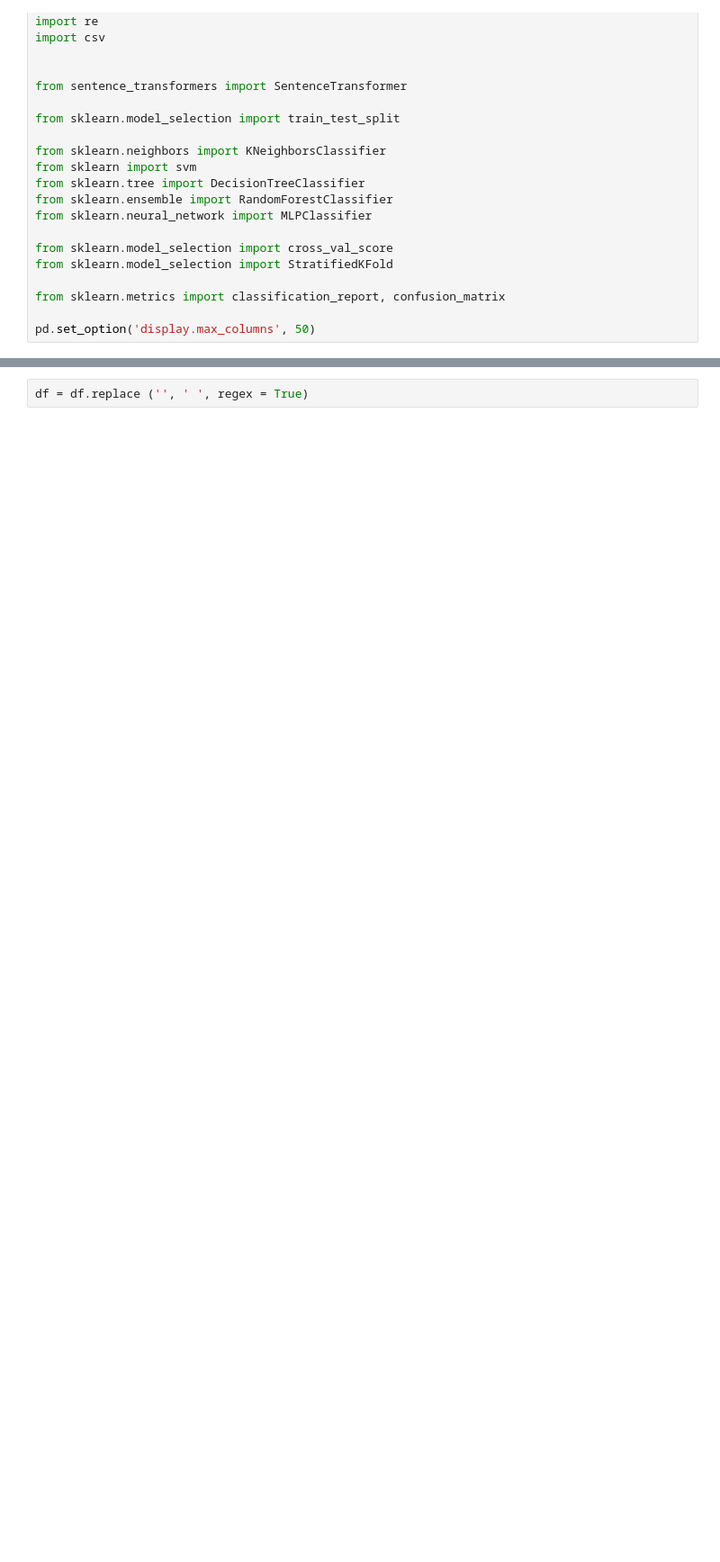
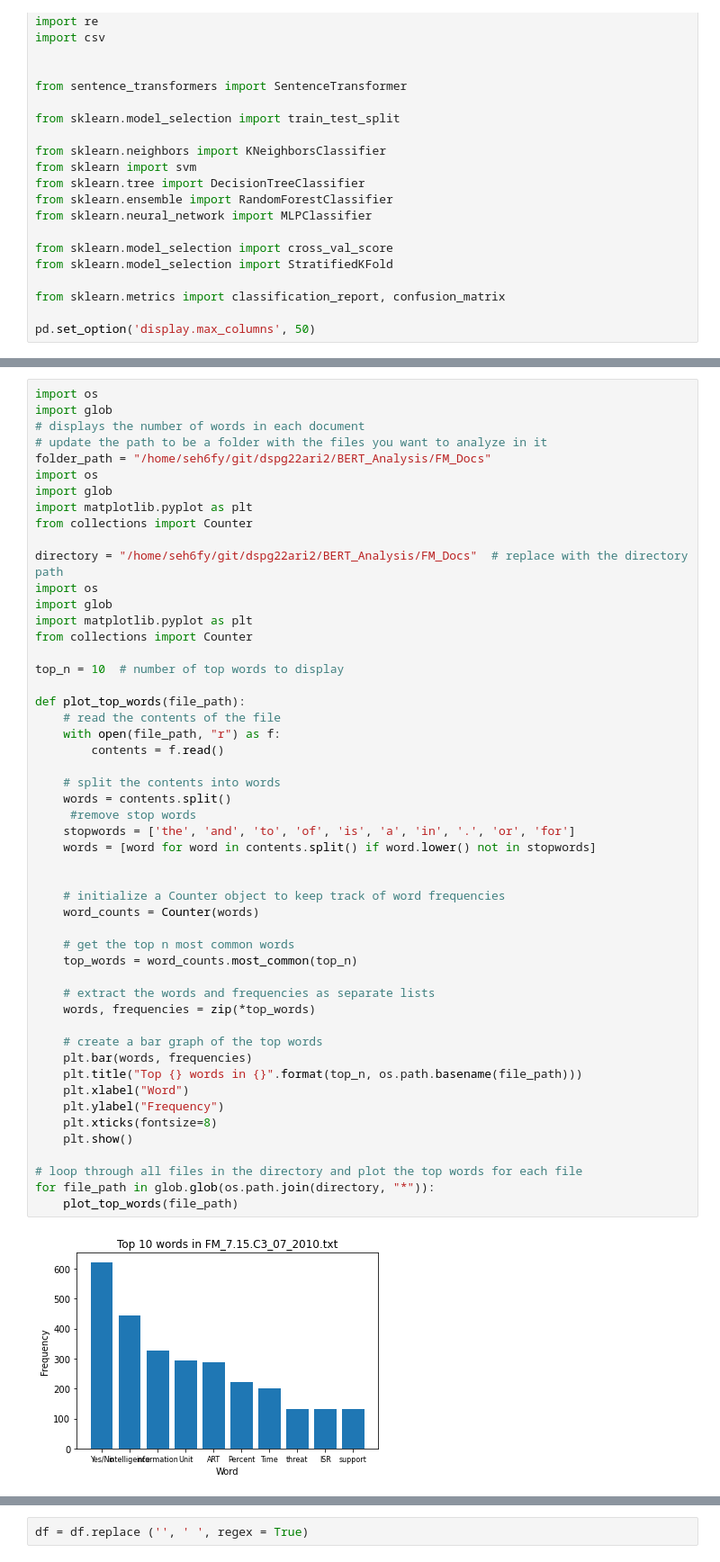
Before and after one commit to uva-bi-sdad/dspg22ari2, a Jupyter notebook: BERT_Analysis/Analysis/Cleaning.ipynb, the cells around one changed output, grey strips where cells are left out. Shown at 90% size. Saved outputs shown, nothing was run; the diff lists cells and outputs as text; blank space fills up the shorter version.

Commit message:
added new graphs

```diff
--- a/BERT_Analysis/Analysis/Cleaning.ipynb
+++ b/BERT_Analysis/Analysis/Cleaning.ipynb
@@ -48,3 +38,56 @@ list_of_files = os.listdir(directory_path)
 
 # initialize an empty dataframe to store the text documents
 df = pd.DataFrame(columns=['text'])
+# %%
+import os
+import glob
+# displays the number of words in each document
+# update the path to be a folder with the files you want to analyze in it
+folder_path = "/home/seh6fy/git/dspg22ari2/BERT_Analysis/FM_Docs"
+import os
+import glob
+import matplotlib.pyplot as plt
+from collections import Counter
+
+directory = "/home/seh6fy/git/dspg22ari2/BERT_Analysis/FM_Docs"  # replace with the directory path
+import os
+import glob
+import matplotlib.pyplot as plt
+from collections import Counter
+
+top_n = 10  # number of top words to display
+
+def plot_top_words(file_path):
+    # read the contents of the file
+    with open(file_path, "r") as f:
+        contents = f.read()
+
+    # split the contents into words
+    words = contents.split()
+     #remove stop words
+    stopwords = ['the', 'and', 'to', 'of', 'is', 'a', 'in', '.', 'or', 'for']
+    words = [word for word in contents.split() if word.lower() not in stopwords]
+
+
+    # initialize a Counter object to keep track of word frequencies
+    word_counts = Counter(words)
+
+    # get the top n most common words
+    top_words = word_counts.most_common(top_n)
+
+    # extract the words and frequencies as separate lists
+    words, frequencies = zip(*top_words)
+
+    # create a bar graph of the top words
+    plt.bar(words, frequencies)
+    plt.title("Top {} words in {}".format(top_n, os.path.basename(file_path)))
+    plt.xlabel("Word")
+    plt.ylabel("Frequency")
+    plt.xticks(fontsize=8)
+    plt.show()
+
+# loop through all files in the directory and plot the top words for each file
+for file_path in glob.glob(os.path.join(directory, "*")):
+    plot_top_words(file_path)
+# %% [output]
+[figure, added]
```
Also changed, not shown: parts of 17 cells of this notebook, 40 other files.
